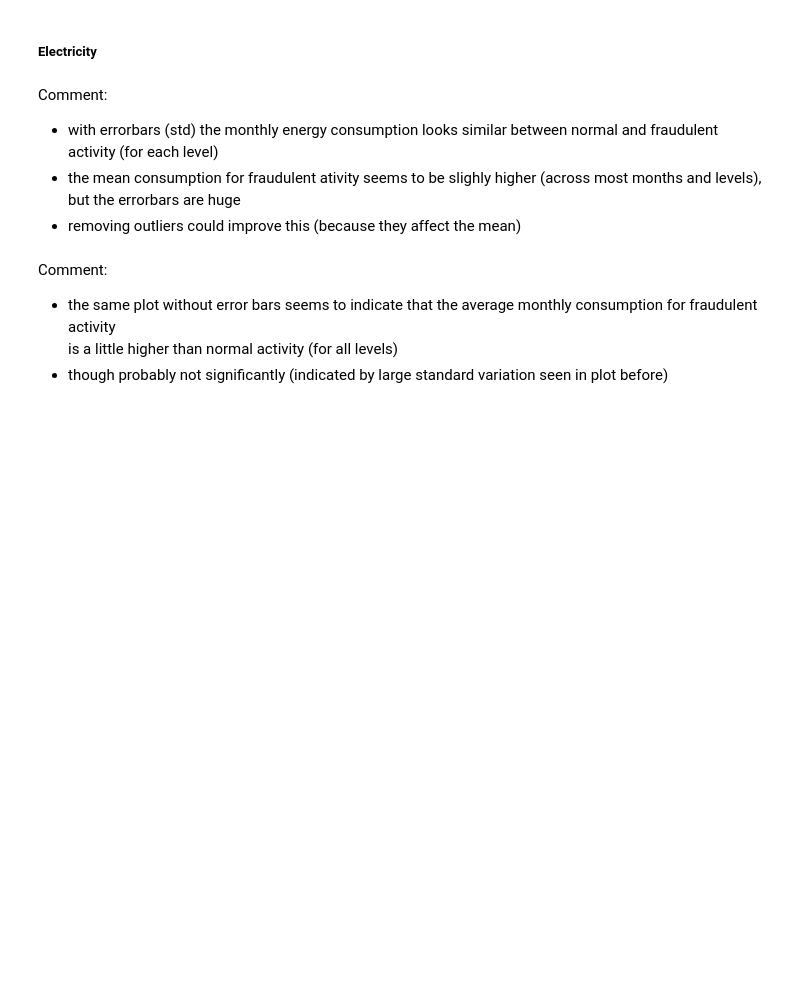
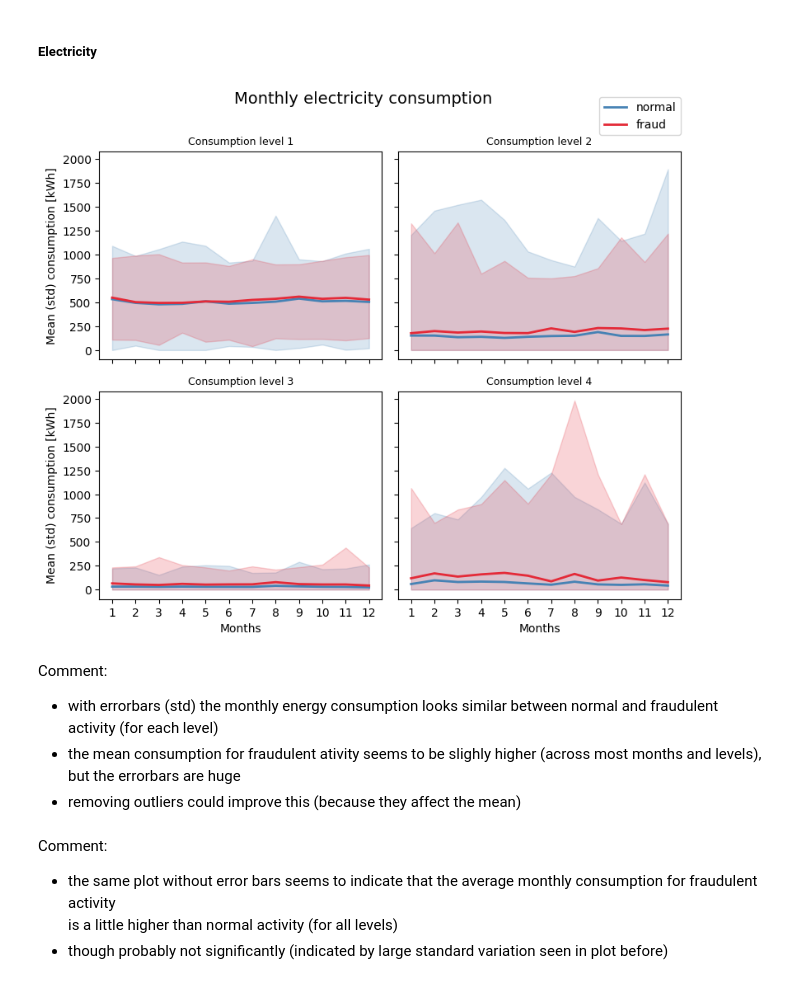
Before and after one commit to A-Lachs/ds_fraud_detection, a Jupyter notebook: EDA/EDA_notebook.ipynb, the cells around one changed output. Saved outputs shown, nothing was run; the diff lists cells and outputs as text; code cells hidden in the pictures; blank space fills up the shorter version.

Commit message:
updating consumption feature workflow

```diff
--- a/EDA/EDA_notebook.ipynb
+++ b/EDA/EDA_notebook.ipynb
@@ -1079,24 +1011,24 @@ Using boxplots:
 #  functions for plotting monthly consumption
 # TODO: docstring + migration to scripts dir
 
-def aggregate_monthly_consumption(data: pd.DataFrame, consumption_type: str, consumption_level: int) -> pd.DataFrame:
-    """ For plotting aggregate the mean monthly consumption data of the clients for a given energy type ('elec' or 'gas')
+def aggregate_monthly_consumption(data: pd.DataFrame, energy_type: str, consumption_level: int) -> pd.DataFrame:
+    """ For plotting aggregate the mean monthly consumption data over all clients for a given energy type ('elec' or 'gas')
         and level (1, 2, 3 or 4) by month and by target (fraud or no fraud).
 
     Args:
         data (pd.DataFrame):        DF with mean monthly consumption data of the clients and column 'target'
-        consumption_type (str):     Has to be any of 'elec' or 'gas'
+        energy_type (str):     Has to be any of 'elec' or 'gas'
         consumption_level (int):    Consumption data are available for level 1 to 4.
 
     Returns:
-        pd.DataFrame:
+        pd.DataFrame:               Df with columns 'target', 'months' and aggregated features (mean, std, max_min_range)
     """
 
     operations = ['mean', 'std', max_min_range]     # used for aggregation
     aggregations = {}
 
     for month in range(1,13):
-        aggregations[f'{consumption_type}_{consumption_level}_mon_{month}_mean'] = operations
+        aggregations[f'{energy_type}_{consumption_level}_mon_{month}_mean'] = operations
         agg_data = data.groupby('target', observed=False).agg(aggregations)
 
     # change format for plotting (using stack)
@@ -1109,14 +1041,25 @@ def aggregate_monthly_consumption(data: pd.DataFrame, consumption_type: str, con
 
     # convert month dtype to ordered category
     agg_data['months'] = pd.Categorical(agg_data['months'],
-                                       categories=['1', '2', '3', '4', '5', '6', '7', '8', '9', '10', '11', '12'],
+                                       categories=[str(i) for i in list(range(1,13))],
                                        ordered=True
                                        )
 
     return agg_data
 
 
-def calculate_error_bar_bounds(y, error, limit=True):
+def calculate_error_bar_bounds(y: pd.Series, error: pd.Series, limit=True)->tuple:
+    """From the input y values and corresponding errors compute the lower and upper bound
+    and return it as a tupe (lower, upper).
+
+    Args:
+        y (pd.Series):          y_values, example: data[data.target == 0]['mean']
+        error (pd.Series):      corresponding error values data[data.target == 0]['std']
+        limit (bool, optional): Limit the bounds to positive values. Defaults to True.
+
+    Returns:
+        tuple:                  Values vor lower, upper boundries.
+    """
 
     # y_data = data[data.target == 0]['mean']
     # error = data[data.target == 0]['std']
@@ -1127,15 +1070,15 @@ def calculate_error_bar_bounds(y, error, limit=True):
     return lower, upper
 
 
-def plot_monthly_consumption(data_df: pd.DataFrame, consumption_type: str, metric: str, error_metric='std'):
+def plot_monthly_consumption(data_df: pd.DataFrame, energy_type: str, metric: str, error_metric='std'):
 
     ###  energy type has to be chosen
 
     # type = 'elec' or 'gas'
-    if consumption_type == 'elec':
+    if energy_type == 'elec':
         consumption_label = 'electricity'
-    elif consumption_type == 'gas':
-        consumption_label = consumption_type
+    elif energy_type == 'gas':
+        consumption_label = energy_type
     else:
         return f'Type is not any of "elec" or "gas"'
 
@@ -1144,7 +1087,7 @@ def plot_monthly_consumption(data_df: pd.DataFrame, consumption_type: str, metri
     fig, axes = plt.subplots(2, 2, figsize=(8, 7), sharex=True, sharey=True)
     fig.suptitle(f'Monthly {consumption_label} consumption', fontsize=14, verticalalignment='center')
 
-    axes_ref = ([0, 0], [0, 1], [1, 0], [1, 1]) # to address the axes of each subplot
+    axes_ref = ([0, 0], [0, 1], [1, 0], [1, 1]) # to address the axes of each subplot in a 2x2 grid
     level_descriptions = ['< 2.400 kWh',
                           '2.401 - 3.600 kWh',
                           '3.401 - 6.000 kWh',
@@ -1152,7 +1095,8 @@ def plot_monthly_consumption(data_df: pd.DataFrame, consumption_type: str, metri
 
     for subplot in range(0,4):
 
-        data = aggregate_monthly_consumption(data_df, consumption_type, level=subplot+1)
+        # aggregate the data
+        data = aggregate_monthly_consumption(data_df, energy_type, consumption_level=subplot+1)
 
         sns.lineplot(ax=axes[axes_ref[subplot][0]][axes_ref[subplot][1]],
                     data=data, x='months', y=metric,
@@ -1191,7 +1135,7 @@ def plot_monthly_consumption(data_df: pd.DataFrame, consumption_type: str, metri
                                                     error=data[data.target == 1][error_metric])
 
             #x = data['months'].unique() # does not have the correct order
-            x=['1', '2', '3','4', '5', '6', '7', '8', '9', '10', '11', '12']
+            x=[str(i) for i in list(range(1,13))]
 
             #  fill space in between upper and lower error range
             axes[axes_ref[subplot][0]][axes_ref[subplot][1]].fill_between(x, normal_error[0], normal_error[1], color=COLOR_1, alpha=0.2)
@@ -1209,7 +1209,9 @@ def plot_monthly_consumption(data_df: pd.DataFrame, consumption_type: str, metri
 # %% [markdown]
 ##### Electricity
 # %%
-plot_monthly_consumption(df_merged, consumption_type='elec', metric='mean', error_metric='std')
+plot_monthly_consumption(df_merged, energy_type='elec', metric='mean', error_metric='std')
+# %% [output]
+[figure, added]
 # %% [markdown]
 Comment:
 * with errorbars (std) the monthly energy consumption looks similar between normal and fraudulent activity (for each level)
```
Also changed, not shown: parts of 25 cells of this notebook.
